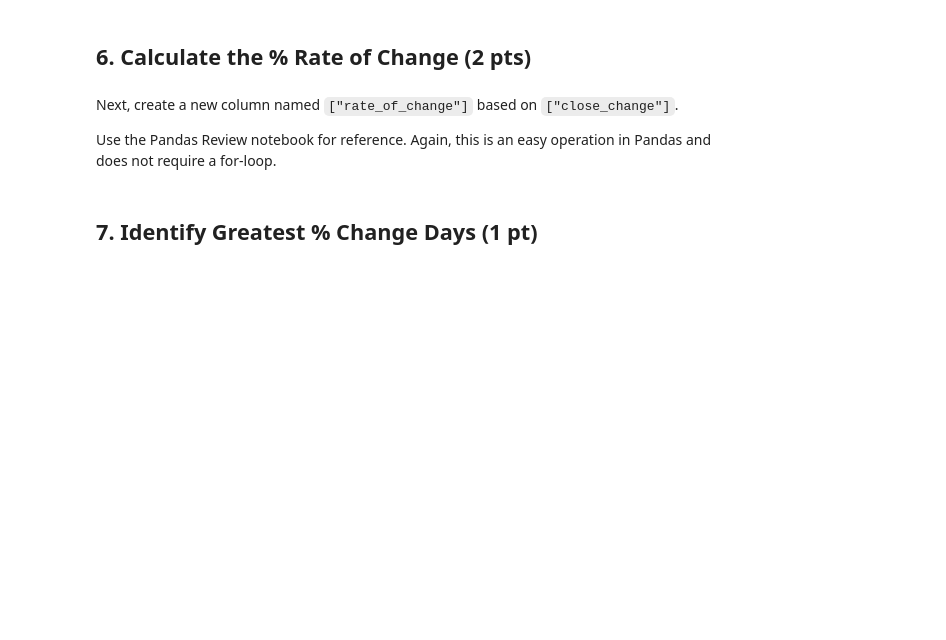
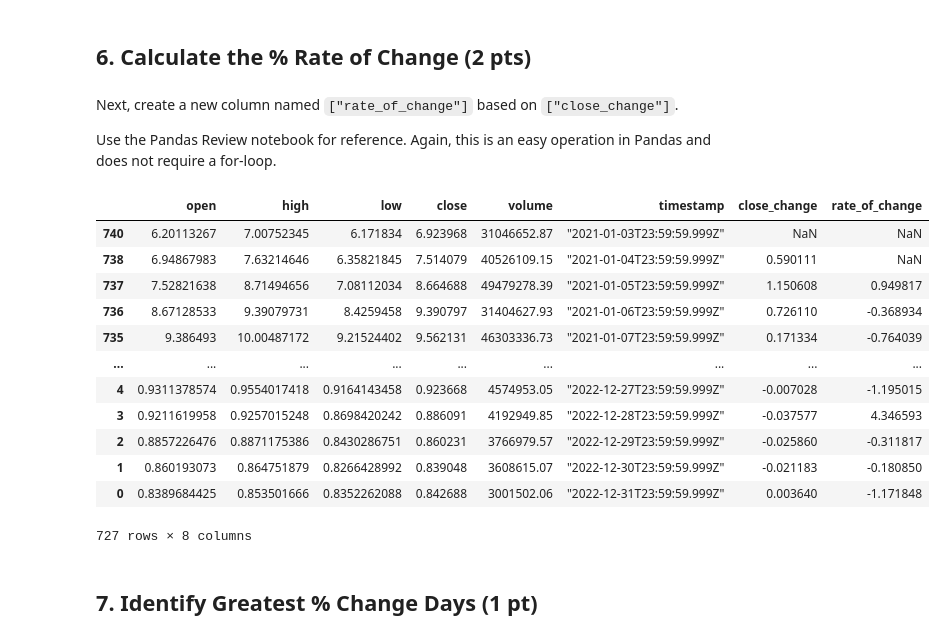
Before and after one commit to qfx4yk/ds1002-qfx4yk, a Jupyter notebook: labs/lab1/lab1-ftx-stock-pricing.ipynb, the cells around one changed output. Saved outputs shown, nothing was run; the diff lists cells and outputs as text; code cells hidden in the pictures; blank space fills up the shorter version.

```diff
--- a/labs/lab1/lab1-ftx-stock-pricing.ipynb
+++ b/labs/lab1/lab1-ftx-stock-pricing.ipynb
@@ -194,6 +195,23 @@ ftx_new_close_sorted[['timestamp','close_change']].head(10)
 Next, create a new column named `["rate_of_change"]` based on `["close_change"]`.
 
 Use the Pandas Review notebook for reference. Again, this is an easy operation in Pandas and does not require a for-loop.
+# %%
+ftx_new['rate_of_change'] = ftx_new['close_change'].pct_change()
+ftx_new
+# %% [output]
+|  | open | high | low | close | volume | timestamp | close_change | rate_of_change |
+| 740 | 6.20113267 | 7.00752345 | 6.171834 | 6.923968 | 31046652.87 | "2021-01-03T23:59:59.999Z" | NaN | NaN |
+| 738 | 6.94867983 | 7.63214646 | 6.35821845 | 7.514079 | 40526109.15 | "2021-01-04T23:59:59.999Z" | 0.590111 | NaN |
+| 737 | 7.52821638 | 8.71494656 | 7.08112034 | 8.664688 | 49479278.39 | "2021-01-05T23:59:59.999Z" | 1.150608 | 0.949817 |
+| 736 | 8.67128533 | 9.39079731 | 8.4259458 | 9.390797 | 31404627.93 | "2021-01-06T23:59:59.999Z" | 0.726110 | -0.368934 |
+| 735 | 9.386493 | 10.00487172 | 9.21524402 | 9.562131 | 46303336.73 | "2021-01-07T23:59:59.999Z" | 0.171334 | -0.764039 |
+| ... | ... | ... | ... | ... | ... | ... | ... | ... |
+| 4 | 0.9311378574 | 0.9554017418 | 0.9164143458 | 0.923668 | 4574953.05 | "2022-12-27T23:59:59.999Z" | -0.007028 | -1.195015 |
+| 3 | 0.9211619958 | 0.9257015248 | 0.8698420242 | 0.886091 | 4192949.85 | "2022-12-28T23:59:59.999Z" | -0.037577 | 4.346593 |
+| 2 | 0.8857226476 | 0.8871175386 | 0.8430286751 | 0.860231 | 3766979.57 | "2022-12-29T23:59:59.999Z" | -0.025860 | -0.311817 |
+| 1 | 0.860193073 | 0.864751879 | 0.8266428992 | 0.839048 | 3608615.07 | "2022-12-30T23:59:59.999Z" | -0.021183 | -0.180850 |
+| 0 | 0.8389684425 | 0.853501666 | 0.8352262088 | 0.842688 | 3001502.06 | "2022-12-31T23:59:59.999Z" | 0.003640 | -1.171848 |
+727 rows × 8 columns
 # %% [markdown]
 ## 7. Identify Greatest % Change Days (1 pt)
 # %% [markdown]
```
Also changed, not shown: parts of 5 cells of this notebook.
